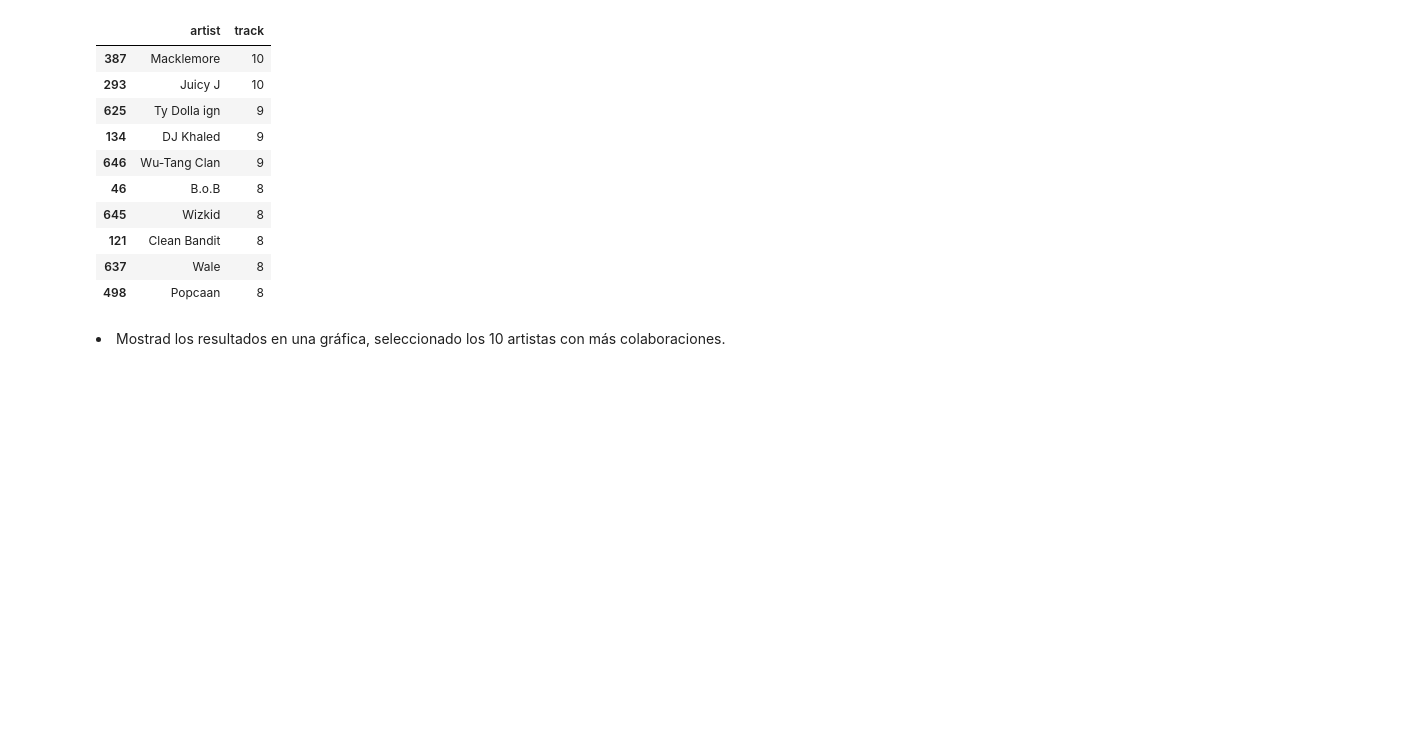
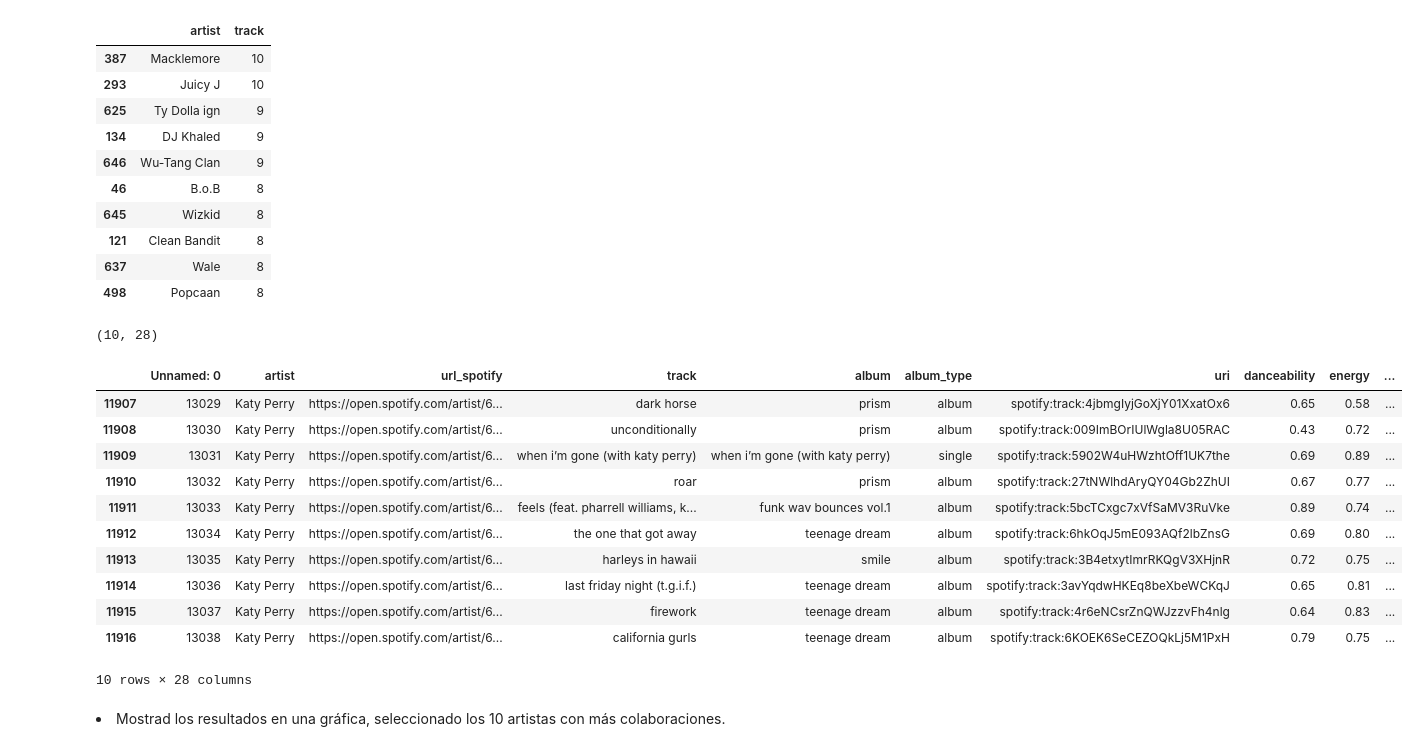
Before and after one commit to victoriasm13/DA-promoE-Mod2-Evaluacion-sprint1-Victoria, a Jupyter notebook: Análisis de datos/Visualización_EV.ipynb, the cells around one changed output. Cells and saved outputs as stored; diff of their text form; code cells hidden in the pictures; blank space fills up the shorter version.

```diff
--- a/Análisis de datos/Visualización_EV.ipynb
+++ b/Análisis de datos/Visualización_EV.ipynb
@@ -115,6 +115,27 @@ df_colab_top
 | 121 | Clean Bandit | 8 |
 | 637 | Wale | 8 |
 | 498 | Popcaan | 8 |
+# %%
+df_prueba = df[df["artist"] == "Katy Perry"]
+# %%
+df_prueba.shape
+# %% [output]
+(10, 28)
+# %%
+df_prueba.head(10)
+# %% [output]
+|  | Unnamed: 0 | artist | url_spotify | track | album | album_type | uri | danceability | energy | ... |
+| 11907 | 13029 | Katy Perry | https://open.spotify.com/artist/6... | dark horse | prism | album | spotify:track:4jbmgIyjGoXjY01XxatOx6 | 0.65 | 0.58 | ... |
+| 11908 | 13030 | Katy Perry | https://open.spotify.com/artist/6... | unconditionally | prism | album | spotify:track:009ImBOrIUlWgla8U05RAC | 0.43 | 0.72 | ... |
+| 11909 | 13031 | Katy Perry | https://open.spotify.com/artist/6... | when i’m gone (with katy perry) | when i’m gone (with katy perry) | single | spotify:track:5902W4uHWzhtOff1UK7the | 0.69 | 0.89 | ... |
+| 11910 | 13032 | Katy Perry | https://open.spotify.com/artist/6... | roar | prism | album | spotify:track:27tNWlhdAryQY04Gb2ZhUI | 0.67 | 0.77 | ... |
+| 11911 | 13033 | Katy Perry | https://open.spotify.com/artist/6... | feels (feat. pharrell williams, k... | funk wav bounces vol.1 | album | spotify:track:5bcTCxgc7xVfSaMV3RuVke | 0.89 | 0.74 | ... |
+| 11912 | 13034 | Katy Perry | https://open.spotify.com/artist/6... | the one that got away | teenage dream | album | spotify:track:6hkOqJ5mE093AQf2lbZnsG | 0.69 | 0.80 | ... |
+| 11913 | 13035 | Katy Perry | https://open.spotify.com/artist/6... | harleys in hawaii | smile | album | spotify:track:3B4etxytImrRKQgV3XHjnR | 0.72 | 0.75 | ... |
+| 11914 | 13036 | Katy Perry | https://open.spotify.com/artist/6... | last friday night (t.g.i.f.) | teenage dream | album | spotify:track:3avYqdwHKEq8beXbeWCKqJ | 0.65 | 0.81 | ... |
+| 11915 | 13037 | Katy Perry | https://open.spotify.com/artist/6... | firework | teenage dream | album | spotify:track:4r6eNCsrZnQWJzzvFh4nlg | 0.64 | 0.83 | ... |
+| 11916 | 13038 | Katy Perry | https://open.spotify.com/artist/6... | california gurls | teenage dream | album | spotify:track:6KOEK6SeCEZOQkLj5M1PxH | 0.79 | 0.75 | ... |
+10 rows × 28 columns
 # %% [markdown]
 <li>Mostrad los resultados en una gráfica, seleccionado los 10 artistas con más colaboraciones.</li>
 # %%
```
Also changed, not shown: parts of 6 cells of this notebook.
